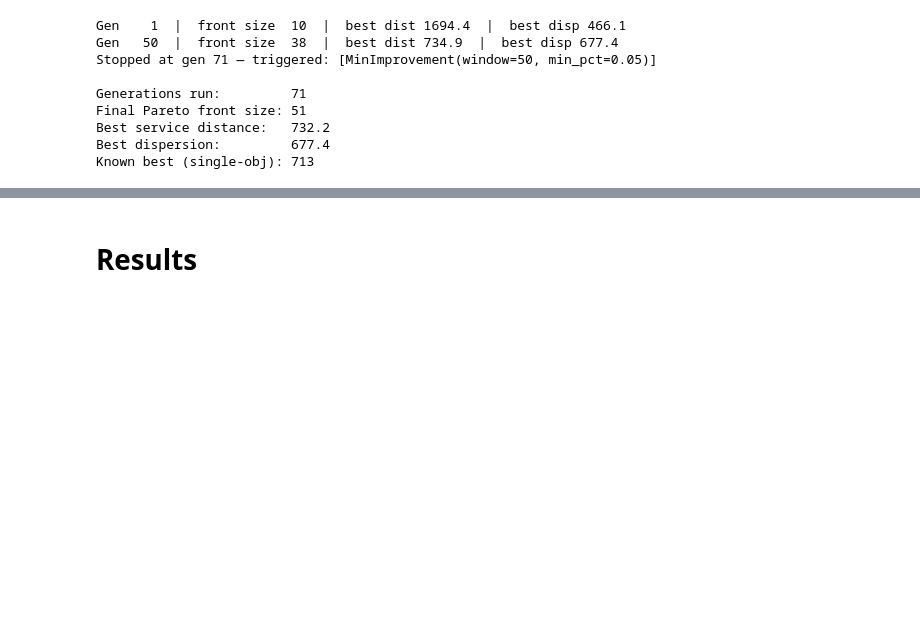
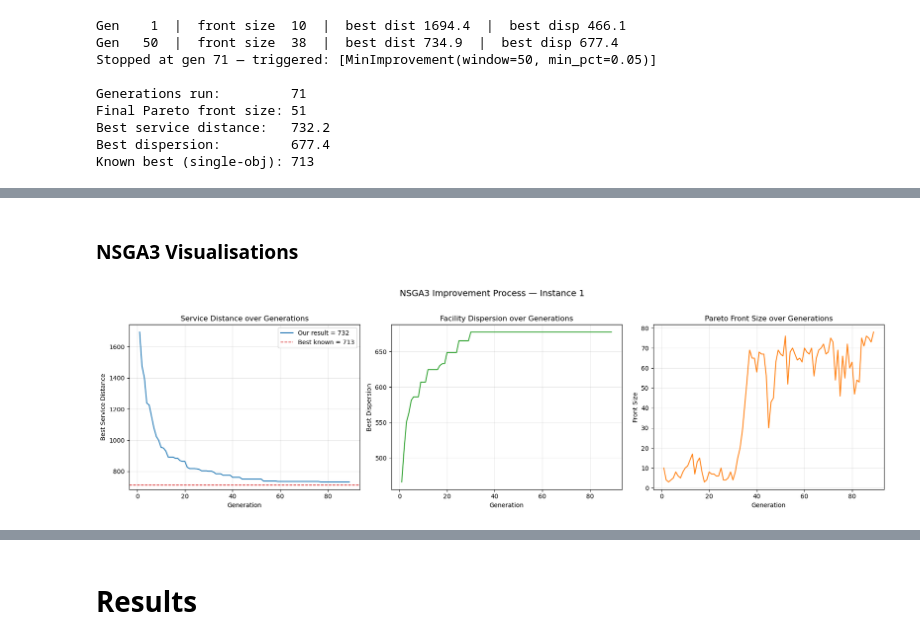
Before and after one commit to andrej-kutny/iops-NSGA-SPEA, a Jupyter notebook: iops-nsga-spea-giustacchini-kutny.ipynb, the cells around one changed output, grey strips where cells are left out. Cells and saved outputs as stored; diff of their text form; code cells hidden in the pictures; blank space fills up the shorter version.

```diff
--- a/iops-nsga-spea-giustacchini-kutny.ipynb
+++ b/iops-nsga-spea-giustacchini-kutny.ipynb
@@ -1602,0 +1809,38 @@ Known best (single-obj): 713
+# %% [markdown]
+### NSGA3 Visualisations
+# %%
+
+# Convergence and metric plots
+fig, axes = plt.subplots(1, 3, figsize=(18, 5))
+
+gens = range(1, len(result["history"]["best_service_dist"]) + 1)
+
+# Service distance convergence
+axes[0].plot(gens, result["history"]["best_service_dist"], color="tab:blue", label=f"Our result = {our_distance:.0f}")
+axes[0].axhline(y=inst1.best_known, color="tab:red", linestyle="--", linewidth=1.2,
+                label=f"Best known = {inst1.best_known}")
+axes[0].set_xlabel("Generation")
+axes[0].set_ylabel("Best Service Distance")
+axes[0].set_title("Service Distance over Generations")
+axes[0].legend()
+axes[0].grid(True, alpha=0.3)
+
+# Dispersion convergence
+axes[1].plot(gens, result["history"]["best_dispersion"], color="tab:green")
+axes[1].set_xlabel("Generation")
+axes[1].set_ylabel("Best Dispersion")
+axes[1].set_title("Facility Dispersion over Generations")
+axes[1].grid(True, alpha=0.3)
+
+# Pareto front size
+axes[2].plot(gens, result["history"]["front_sizes"], color="tab:orange")
+axes[2].set_xlabel("Generation")
+axes[2].set_ylabel("Front Size")
+axes[2].set_title("Pareto Front Size over Generations")
+axes[2].grid(True, alpha=0.3)
+
+fig.suptitle(f"NSGA3 Improvement Process — Instance {inst1.instance_id}", fontsize=14, y=1.02)
+plt.tight_layout()
+plt.show()
+# %% [output]
+[figure, added]
```
Also changed, not shown: parts of 5 cells of this notebook.
